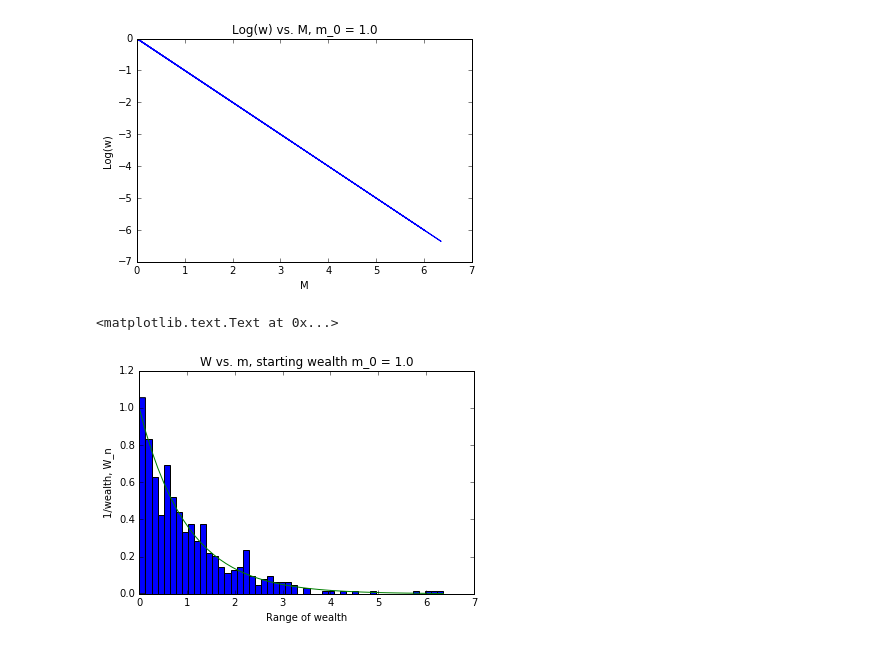
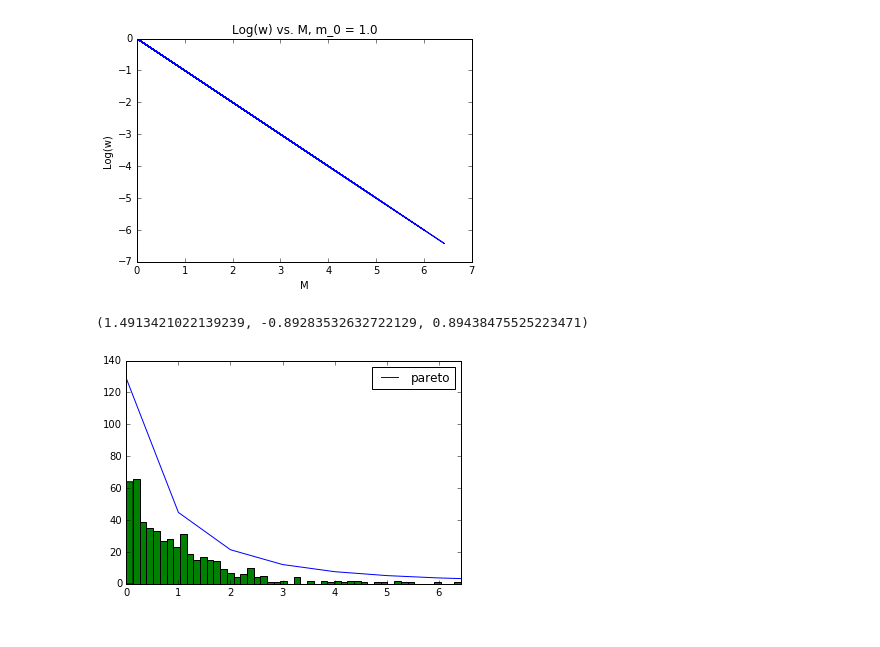
Before and after one commit to victoreram/MSU, a Jupyter notebook: Machine Learning Project/Financial_MC.ipynb, the cells around one changed output. Saved outputs shown, nothing was run; the diff lists cells and outputs as text; code cells hidden in the pictures.

```diff
--- a/Machine Learning Project/Financial_MC.ipynb
+++ b/Machine Learning Project/Financial_MC.ipynb
@@ -85,8 +108,6 @@ money = 1.0
 beta = 1/money
 m_0 = money*n_agents
 initial_agent_list = np.full(n_agents,money)
+
 '''Iterate'''
-new_agent_list = iterate(transactions, initial_agent_list)
-'''See fit'''
-distribution = new_agent_list
-x, fit = power_fit(distribution, beta)
+wealth_distribution = iterate(transactions, initial_agent_list)
@@ -101,10 +124,30 @@ plt.title("Log(w) vs. M, m_0 = 1.0")
 # %% [output]
 <matplotlib.text.Text at 0x...>
 [figure]
-# %%
-bars, bins, patches = plt.hist(distribution, 50, normed=True)
-plot_fit(x,fit)
-plt.title("W vs. m, starting wealth m_0 = {}".format(money))
-# %% [output]
-<matplotlib.text.Text at 0x...>
-[figure, removed]
+# %%
+# attempt 2 from https://stackoverflow.com/questions/6620471/fitting-empirical-distribution-to-theoretical-ones-with-scipy-python
+
+#y = scipy.int_(scipy.round_(scipy.stats.vonmises.rvs(5,size=size)*47))
+y = wealth_distribution
+#y = [float(i)/max(wealth_distribution) for i in wealth_distribution]
+
+h = plt.hist(y, bins = n_agents // 10, color='g')
+#print(h[1])
+#x = np.arange(0,max(h[1]))
+x = h[1]
+x = scipy.arange(n_agents)
+#print(x,y)
+#print(h)
+dist = st.pareto
+param = dist.fit(y)
+print(param)
+loc = param[-2]
+scale = param[-1]
+pdf_fitted = dist.pdf(x, *param[:-2], loc=loc-1, scale=scale) * n_agents
+plt.plot(pdf_fitted, label=dist_name)
+plt.xlim(0,max(wealth_distribution))
+plt.legend(loc='upper right')
+plt.show()
+# %% [output]
+(1.4913421022139239, -0.89283532632722129, 0.89438475525223471)
+[figure, added]
```
Also changed, not shown: parts of 7 cells of this notebook, 1 other file.
